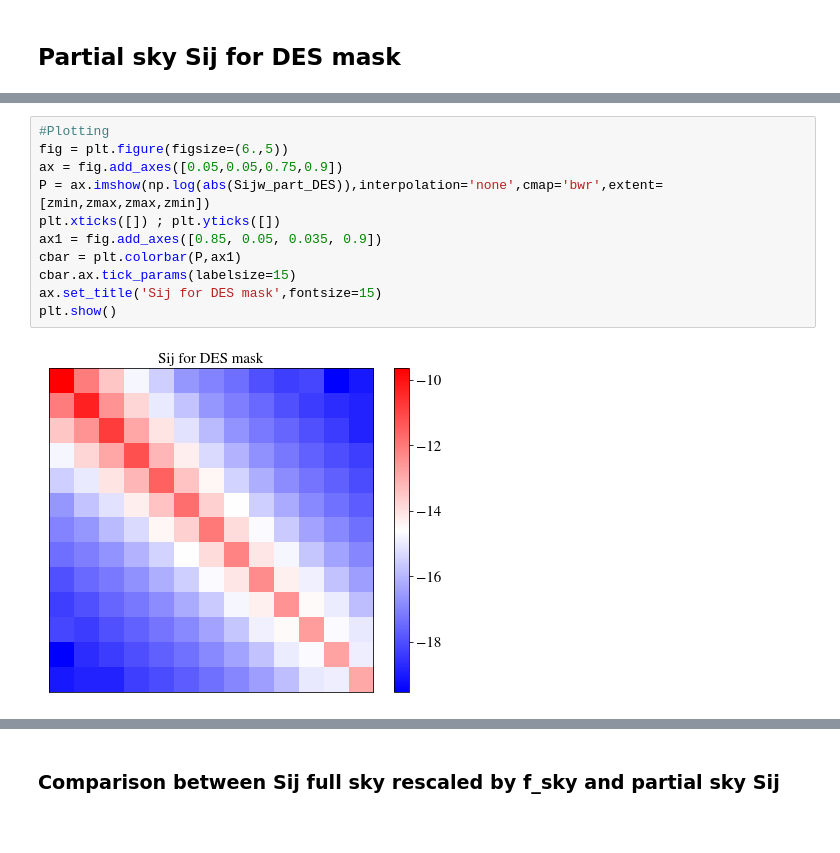
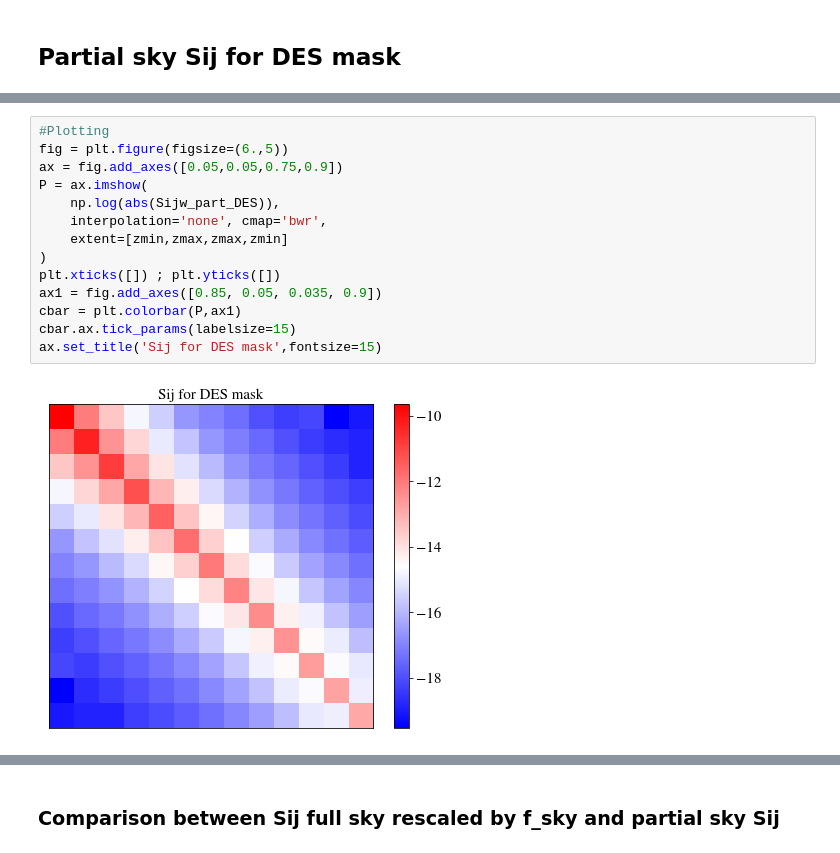
Before and after one commit to fabienlacasa/PySSC, a Jupyter notebook: Partsky_examples.ipynb, the cells around one changed output, grey strips where cells are left out. Drawn from its saved outputs; the diff is of its cells as text.

```diff
--- a/Partsky_examples.ipynb
+++ b/Partsky_examples.ipynb
@@ -147,16 +152,19 @@ Computed in 2.0 minutes
 # %%
 #Plotting
 fig = plt.figure(figsize=(6.,5))
 ax = fig.add_axes([0.05,0.05,0.75,0.9])
-P = ax.imshow(np.log(abs(Sijw_part_DES)),interpolation='none',cmap='bwr',extent=[zmin,zmax,zmax,zmin])
+P = ax.imshow(
+    np.log(abs(Sijw_part_DES)),
+    interpolation='none', cmap='bwr',
+    extent=[zmin,zmax,zmax,zmin]
+)
 plt.xticks([]) ; plt.yticks([])
 ax1 = fig.add_axes([0.85, 0.05, 0.035, 0.9])
 cbar = plt.colorbar(P,ax1)
 cbar.ax.tick_params(labelsize=15)
 ax.set_title('Sij for DES mask',fontsize=15)
-plt.show()
 # %% [output]
-[figure, old version]
+[figure, new version]
 # %%
 # Let's now plot the correlation matrix : Sij/sqrt(Sii*Sjj)
 #Compute the correlation matrix
```
Also changed, not shown: parts of 54 cells of this notebook.
